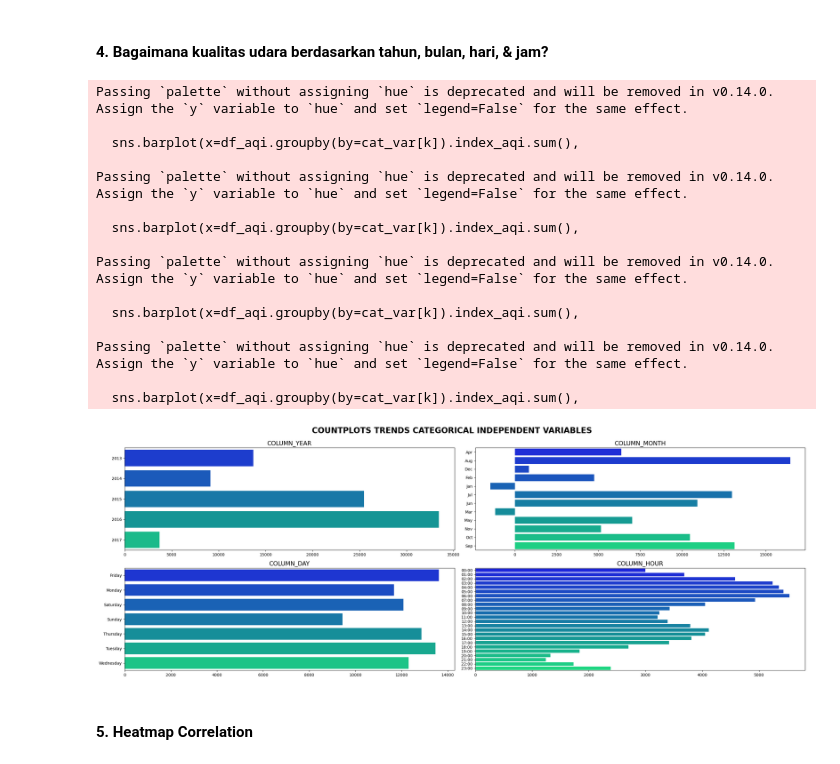
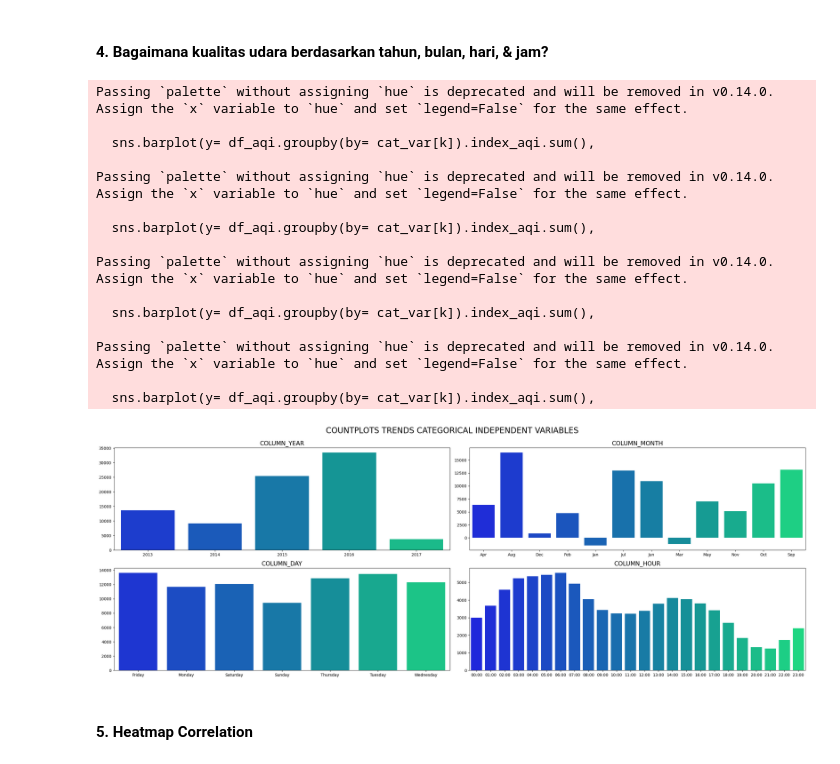
Before and after one commit to PopoZakaria/ProyekAkhir_Submission_AnalisisData, a Jupyter notebook: notebook.ipynb, the cells around one changed output. Saved outputs shown, nothing was run; the diff lists cells and outputs as text; code cells hidden in the pictures.

```diff
--- a/notebook.ipynb
+++ b/notebook.ipynb
@@ -1021,42 +1021,44 @@ plt.show()
 # %%
 cat_var = ['column_year', 'column_month', 'column_day', 'column_hour']
 # %%
-fig, ax = plt.subplots(nrows=2, ncols=int(len(cat_var)/2), figsize=(25, 9))
+# Membuat subplot grid
+fig, ax= plt.subplots(nrows= 2, ncols= int(len(cat_var)/2), figsize= (25,9))
 
 # Membuat main title
-plt.suptitle('Countplots trends categorical independent variables'.upper(), fontsize=20, fontweight='bold', y=0.99)
+plt.suptitle('Countplots trends categorical independent variables'.upper(), fontsize= 20, fontweight= 20, y= 0.99)
 
 # Looping untuk mengisi subplot grid dengan plots
-k = 0
+k= 0
 for i in range(2):
     for j in range(int(len(cat_var)/2)):
-        sns.barplot(x=df_aqi.groupby(by=cat_var[k]).index_aqi.sum(),
-                    y=df_aqi.groupby(by=cat_var[k]).mean(numeric_only=True).index, ax=ax[i, j], palette='winter')
+        sns.barplot(y= df_aqi.groupby(by= cat_var[k]).index_aqi.sum(),
+                    x= df_aqi.groupby(by= cat_var[k]).mean(numeric_only=True).index, ax= ax[i,j], palette= 'winter')
 
-        ax[i, j].set_title(f'{cat_var[k].upper()}', fontsize=15)
-        ax[i, j].set_ylabel('')
-        ax[i, j].set_xlabel('')
-        k += 1
+
+        ax[i,j].set_title(f'{cat_var[k].upper()}', fontsize= 15)
+        ax[i,j].set_ylabel('')
+        ax[i,j].set_xlabel('')
+        k+=1
 
 plt.tight_layout()
 plt.show()
 # %% [output]
-Passing `palette` without assigning `hue` is deprecated and will be removed in v0.14.0. Assign the `y` variable to `hue` and set `legend=False` for the same effect.
+Passing `palette` without assigning `hue` is deprecated and will be removed in v0.14.0. Assign the `x` variable to `hue` and set `legend=False` for the same effect.
 
-  sns.barplot(x=df_aqi.groupby(by=cat_var[k]).index_aqi.sum(),
+  sns.barplot(y= df_aqi.groupby(by= cat_var[k]).index_aqi.sum(),
 
-Passing `palette` without assigning `hue` is deprecated and will be removed in v0.14.0. Assign the `y` variable to `hue` and set `legend=False` for the same effect.
+Passing `palette` without assigning `hue` is deprecated and will be removed in v0.14.0. Assign the `x` variable to `hue` and set `legend=False` for the same effect.
 
-  sns.barplot(x=df_aqi.groupby(by=cat_var[k]).index_aqi.sum(),
+  sns.barplot(y= df_aqi.groupby(by= cat_var[k]).index_aqi.sum(),
 
-Passing `palette` without assigning `hue` is deprecated and will be removed in v0.14.0. Assign the `y` variable to `hue` and set `legend=False` for the same effect.
+Passing `palette` without assigning `hue` is deprecated and will be removed in v0.14.0. Assign the `x` variable to `hue` and set `legend=False` for the same effect.
 
-  sns.barplot(x=df_aqi.groupby(by=cat_var[k]).index_aqi.sum(),
+  sns.barplot(y= df_aqi.groupby(by= cat_var[k]).index_aqi.sum(),
 
-Passing `palette` without assigning `hue` is deprecated and will be removed in v0.14.0. Assign the `y` variable to `hue` and set `legend=False` for the same effect.
+Passing `palette` without assigning `hue` is deprecated and will be removed in v0.14.0. Assign the `x` variable to `hue` and set `legend=False` for the same effect.
 
-  sns.barplot(x=df_aqi.groupby(by=cat_var[k]).index_aqi.sum(),
+  sns.barplot(y= df_aqi.groupby(by= cat_var[k]).index_aqi.sum(),
-[figure, old version]
+[figure, new version]
 # %% [markdown]
 #### 5. Heatmap Correlation
 # %%
```
Also changed, not shown: parts of 1 cell of this notebook, 2 other files.
